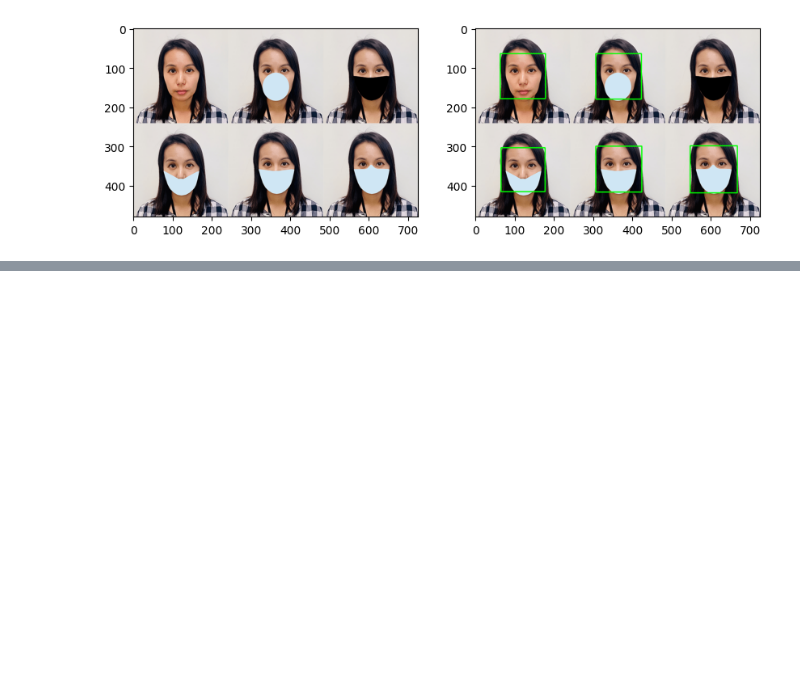
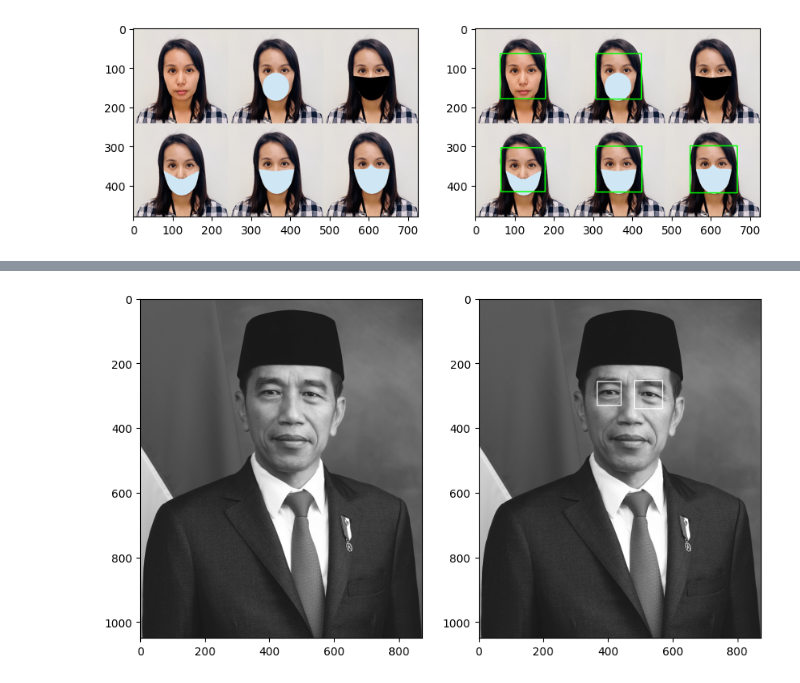
Before and after one commit to Alerakha/05_Aleron-Tsaqif-Rakha_PCVK_Ganjil_2024, a Jupyter notebook: Pertemuan12.ipynb, the cells around one changed output, grey strips where cells are left out. Saved outputs shown, nothing was run; the diff lists cells and outputs as text; code cells hidden in the pictures; blank space fills up the shorter version.

```diff
--- a/Pertemuan12.ipynb
+++ b/Pertemuan12.ipynb
@@ -82,0 +101,18 @@ plt.show()
+# %%
+# @title EYES DETECTION
+cascade_wajah = cv2.CascadeClassifier('/content/drive/MyDrive/PCVK/Images/haarcascades/haarcascade_eye.xml')
+jokowi_ori = cv2.imread('/content/drive/MyDrive/PCVK/Images/facedet/jokowi.jpg', 0)
+jokowi_copy = jokowi_ori.copy()
+roi_wajah = cascade_wajah.detectMultiScale(jokowi_copy)
+for (x,y,w,h) in roi_wajah:
+  cv2.rectangle(jokowi_copy,(x,y),(x+w,y+h),(255,255,255),2)
+plt.figure(figsize = (10,10))
+jokowi_ori = cv2.cvtColor(jokowi_ori, cv2.COLOR_BGR2RGB)
+jokowi_copy = cv2.cvtColor(jokowi_copy, cv2.COLOR_BGR2RGB)
+plt.subplot(1,2,1)
+plt.imshow(jokowi_ori)
+plt.subplot(1,2,2)
+plt.imshow(jokowi_copy)
+plt.show()
+# %% [output]
+[figure, added]
```
Also changed, not shown: parts of 2 cells of this notebook.
